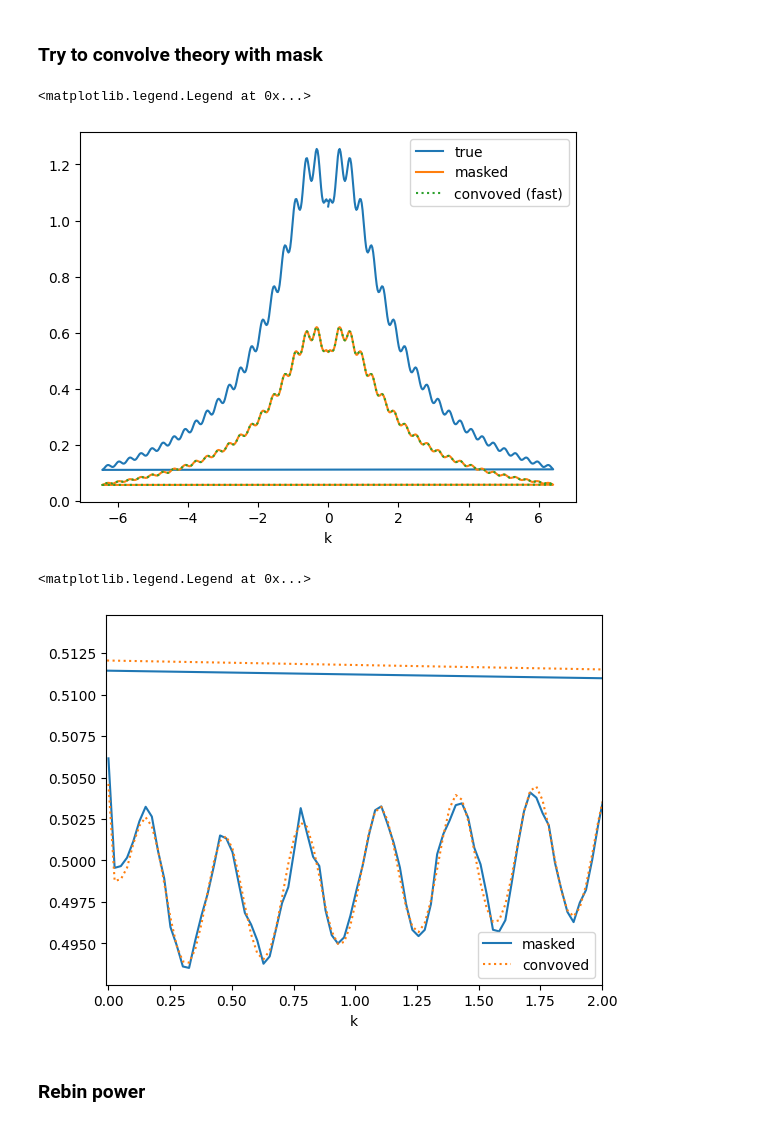
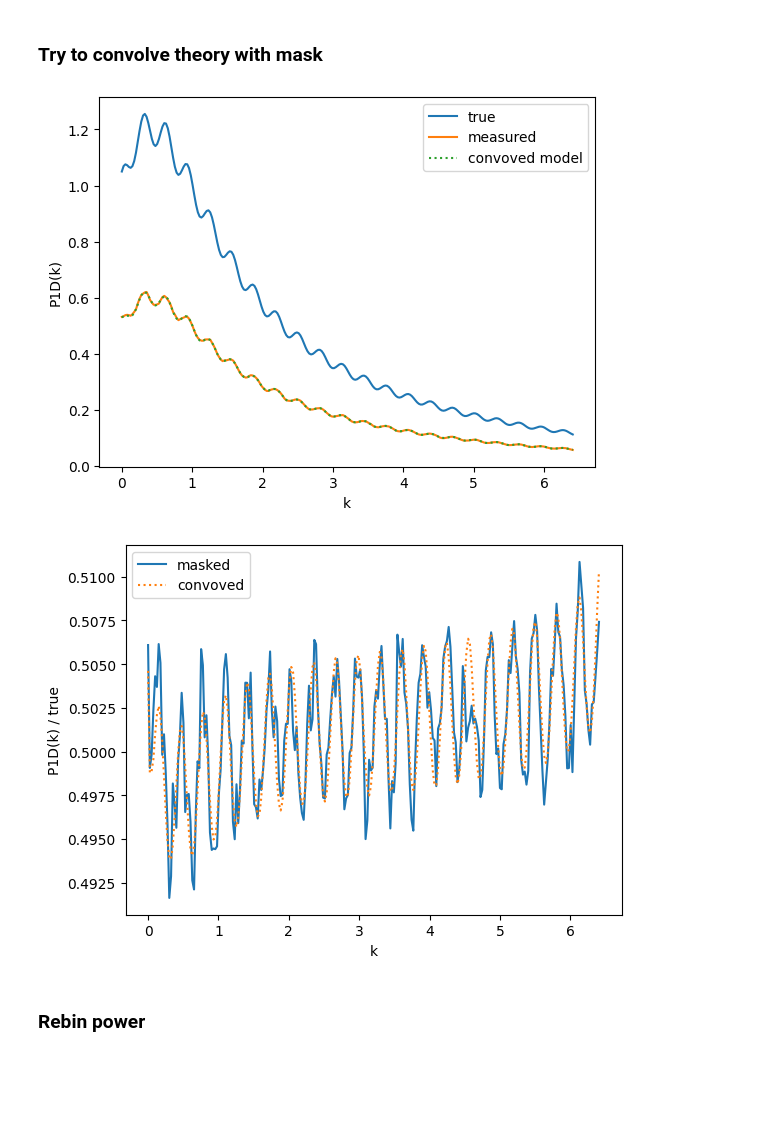
Before and after one commit to sindhusatyavolu/fourier_playground, a Jupyter notebook: notebooks/zero_padding.ipynb, the cells around one changed output. Cells and saved outputs as stored; diff of their text form; code cells hidden in the pictures; blank space fills up the shorter version.

```diff
--- a/notebooks/zero_padding.ipynb
+++ b/notebooks/zero_padding.ipynb
@@ -34,7 +35,7 @@ print('window',N_window,L_window,L_window/N_window)
 window 256 125.0 0.48828125
 # %%
 # the FFT grid used in the analysis could be different than the window, since we might add zero padding
-N=2*N_window
+N=int(2*N_window)
 L=L_window*N/N_window
 # pixel width
 dx = L/N
@@ -56,3 +57,12 @@ true_p1d=input_p1d.get_true_p1d(np.abs(k))
 ### Analyse multiple skewers
 # %% [markdown]
 The squared amplitude of the Fourier modes should (on average!) agree with the input power spectrum
+# %%
+# number of skewers to make
+Nsk=int(1e5)
+savedir='run_{}_{}_{}_L{}_{}/'.format(N_long,N_window,N,int(L),Nsk)
+if os.path.isdir(savedir):
+    print(savedir,'already exists, will override')
+else:
+    print('make new directory',savedir)
+    os.mkdir(savedir)
@@ -122,24 +138,25 @@ Q_a = np.fft.ifft(w2_m)
 # %%
 T_m = np.fft.fft(Q_a*xi_a)
 # %%
-plt.plot(k,true_p1d,label='true')
-plt.plot(k,mean_p1d,label='masked')
+plt.plot(k[:N//2],true_p1d[:N//2],label='true')
+plt.plot(k[:N//2],mean_p1d[:N//2],label='measured')
 #plt.plot(k,convolved_p1d/N/N,ls=':',label='convolved')
-plt.plot(k,T_m.real*(dx/N),ls=':',label='convoved (fast)')
+plt.plot(k[:N//2],T_m[:N//2].real*(dx/N),ls=':',label='convoved model')
 plt.xlabel('k')
+plt.ylabel('P1D(k)')
 plt.legend()
+plt.savefig(savedir+'/p1d_convolved.pdf')
 # %% [output]
-<matplotlib.legend.Legend at 0x...>
-[figure, old version]
+[figure, new version]
 # %%
-plt.plot(k,mean_p1d/true_p1d,label='masked')
-plt.plot(k,T_m.real*(dx/N)/true_p1d,ls=':',label='convoved')
+plt.plot(k[:N//2],mean_p1d[:N//2]/true_p1d[:N//2],label='masked')
+plt.plot(k[:N//2],T_m[:N//2].real*(dx/N)/true_p1d[:N//2],ls=':',label='convoved')
 plt.xlabel('k')
-plt.xlim([-0.01,2])
+plt.ylabel('P1D(k) / true')
 plt.legend()
+plt.savefig(savedir+'/p1d_ratio_convolved.pdf')
 # %% [output]
-<matplotlib.legend.Legend at 0x...>
-[figure, old version]
+[figure, new version]
 # %% [markdown]
 ### Rebin power
 # %%
```
Also changed, not shown: parts of 16 cells of this notebook, 1 other file.
